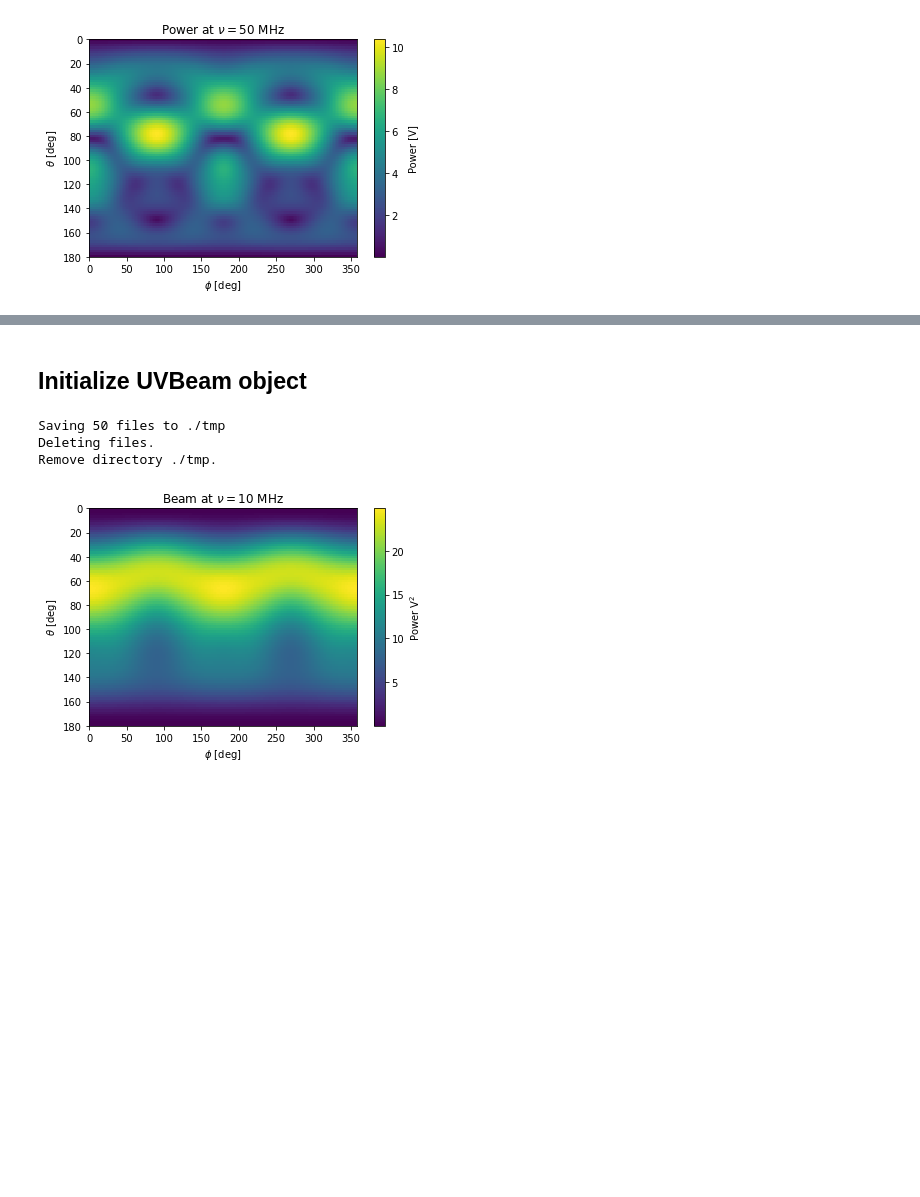
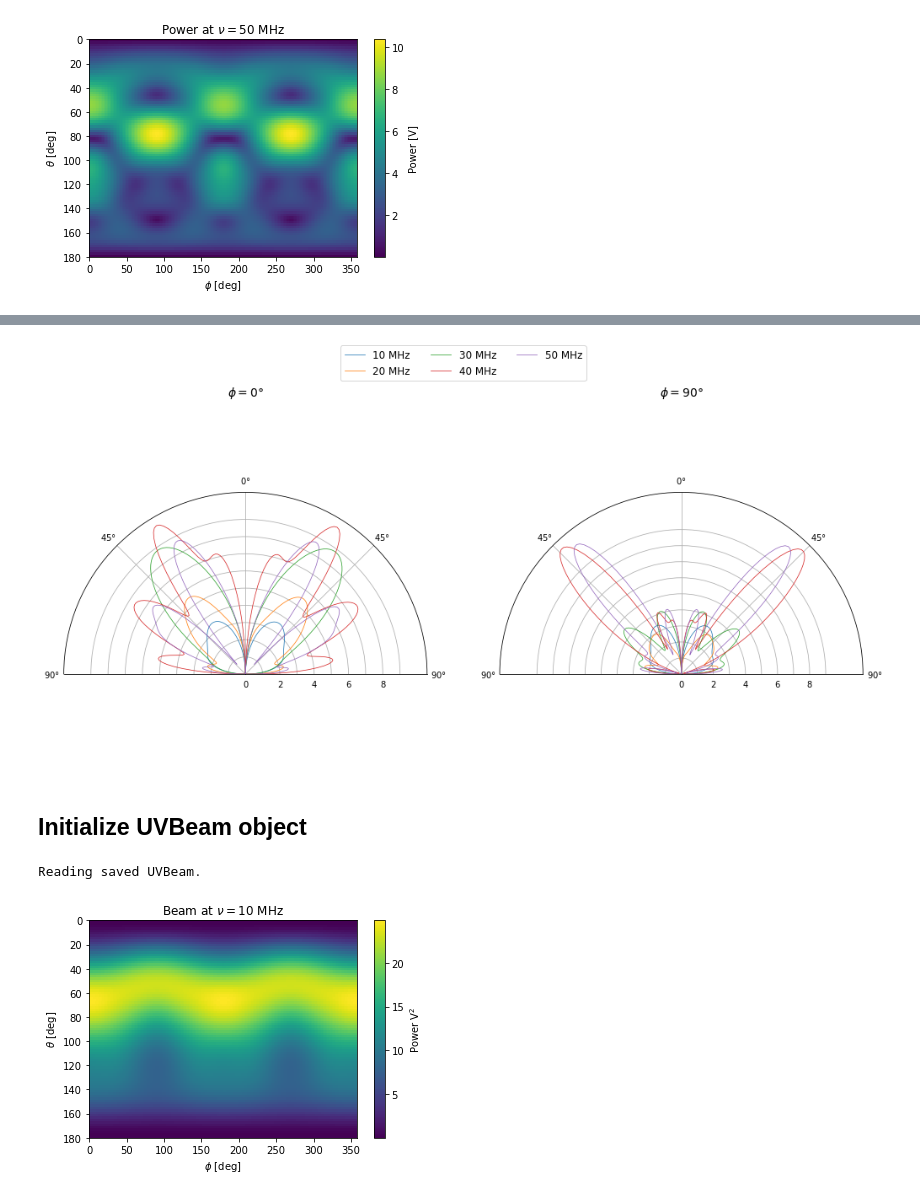
Before and after one commit to christianhbye/lusee_sky_simulations, a Jupyter notebook: notebooks/visualize_beams.ipynb, the cells around one changed output, grey strips where cells are left out. Cells and saved outputs as stored; diff of their text form; code cells hidden in the pictures; blank space fills up the shorter version.

Commit message:
tools for saving and loading uvbeams

```diff
--- a/notebooks/visualize_beams.ipynb
+++ b/notebooks/visualize_beams.ipynb
@@ -5,8 +7,10 @@ import numpy as np
 # %% [markdown]
 ## Visualize original beam
+# %%
+path = "../AntennaSimResults/003_Freq1-50MHz_Delta1MHz_AntennaLength6m_AntennaAngle30deg_LanderHeight2m/"
+fname = "RadiatedElectricField_AntennaLength6m_AntennaAngle30deg_LanderHeight2m_Phase+0deg.fits"
 # %%
-beam = luseebeam("../AntennaSimResults/003_Freq1-50MHz_Delta1MHz_AntennaLength6m_AntennaAngle30deg_LanderHeight2m/"
-                 "RadiatedElectricField_AntennaLength6m_AntennaAngle30deg_LanderHeight2m_Phase+0deg.fits")
+beam = luseebeam(path + fname)
 # %%
 for f in [0, 10, 20, 30, 40, 50]:
     beam.plot_power(f)
@@ -28,11 +30,47 @@ for phi in [0, 90, 180, 270]:
+# %%
+f = beam.frequencies
+find_to_plot = [9, 19, 29, 39, 49]
+fig, axs = plt.subplots(figsize=(17,8), ncols=2, subplot_kw={'projection': 'polar'})
+el = np.deg2rad(np.arange(-91, 91))
+gain = beam.power
+for j, find in enumerate(find_to_plot):  # loop over the frequencies to plot gain for in each panel
+    phi0 = gain[find, :, 0]  # phi = 0
+    reverse0 = np.flip(phi0)
+    gain0 = np.concatenate((reverse0, phi0))
+    axs[0].plot(el, gain0, label='{:d} MHz'.format(int(f[find])), linewidth=0.75)  # phi = 0
+    phi90 = gain[find, :, 45]  # phi = 90
+    reverse90 = np.flip(phi90)
+    gain90 = np.concatenate((reverse90, phi90))
+    axs[1].plot(el, gain90, label='{:d} MHz'.format(int(f[find])), linewidth=0.75)  # phi = 90
+plt.setp(axs, theta_zero_location='N')
+plt.setp(axs, thetamin=-90, thetamax=90)
+handles, labels = axs[-1].get_legend_handles_labels()
+fig.legend(handles, labels, loc='upper center', ncol=3, fontsize=12)
+for ax in axs:
+    ax.set_rgrids([0, 1, 2, 3, 4, 5, 6, 7, 8, 9], ['0', ' ', '2', ' ', '4', ' ', '6', ' ', '8', ' '], angle=22.5)
+thetas = [-90, -45, 0, 45, 90]
+tticks = [np.deg2rad(t) for t in thetas]
+tlabels = [r'${:d} \degree$'.format(int(np.abs(t))) for t in thetas]
+plt.setp(axs, xticks=tticks, xticklabels=tlabels)
+axs[0].set_title(r'$\phi=0 \degree$', fontsize=14)
+axs[1].set_title(r'$\phi=90 \degree$', fontsize=14)
+plt.show()
+# %% [output]
+[figure, added]
 # %% [markdown]
 ## Initialize UVBeam object
 # %%
-uvb = beam.to_uvbeam(verbose=True)
+uvb_path = "../luseesky/uvbeams/003/"
+uvb_fname = fname[:-len("fits")] + ".uvbeam"
+
+if Path(uvb_path + uvb_fname).exists():
+    print("Reading saved UVBeam.")
+    uvb = uvbeam.UVBeam()
+    uvb.read_beamfits(uvb_path + uvb_fname)
+else:
+    uvb = beam.to_uvbeam(verbose=True)
 # %% [output]
-Saving 50 files to ./tmp
-Deleting files.
-Remove directory ./tmp.
+Reading saved UVBeam.
 # %%
 # beam vs phi and theta (data coordinates, extent is [pi/2, 3pi/2, 0, pi])
 left, right = np.degrees(uvb.axis1_array).min(), np.degrees(uvb.axis1_array).max()
```
Also changed, not shown: parts of 7 cells of this notebook.
